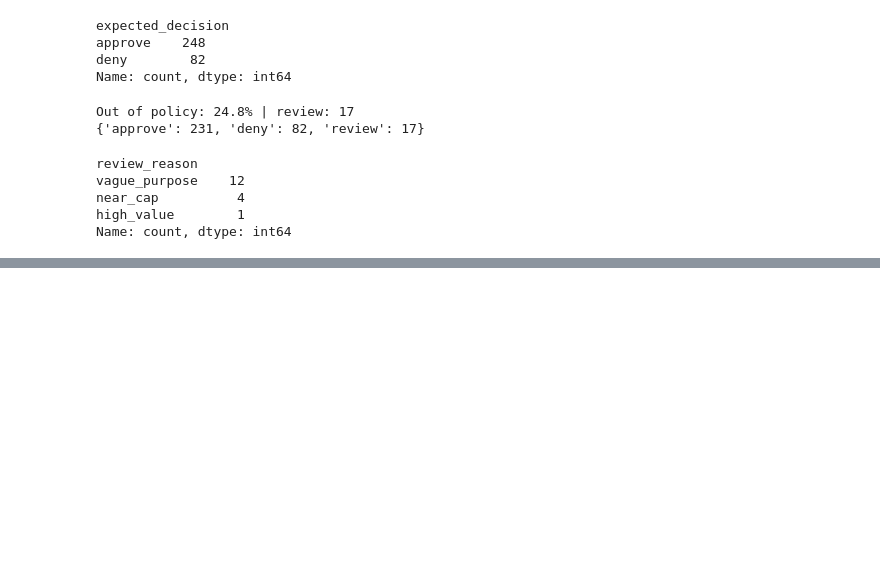
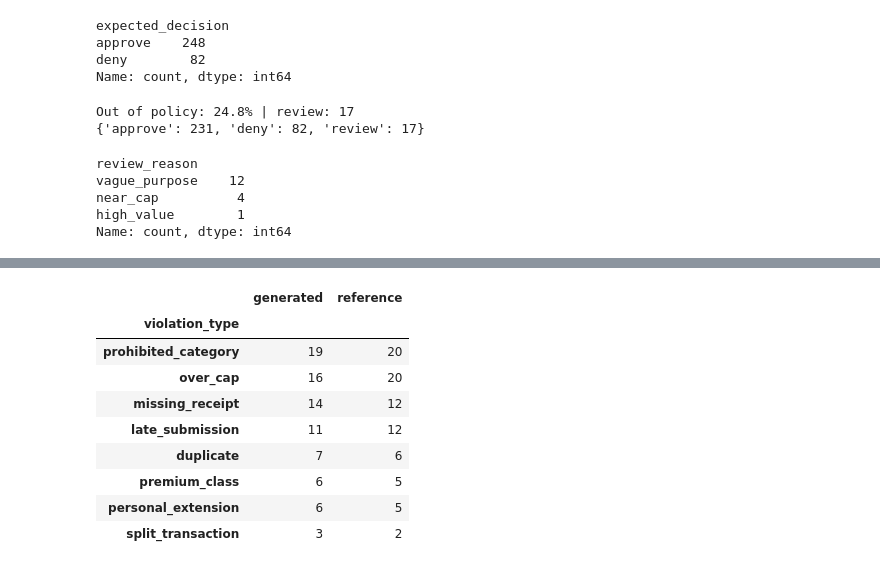
Before and after one commit to MWPerrineJr/Techstack.io, a Jupyter notebook: notebooks/01_generate_data.ipynb, the cells around one changed output, grey strips where cells are left out. Saved outputs shown, nothing was run; the diff lists cells and outputs as text; code cells hidden in the pictures; blank space fills up the shorter version.

Commit message:
completed notebook 01

```diff
--- a/notebooks/01_generate_data.ipynb
+++ b/notebooks/01_generate_data.ipynb
@@ -1376,0 +1564,87 @@ Name: count, dtype: int64
+# %%
+# 6e Validate the exported files: policy checks + compare with reference
+REF_DIR = ROOT / "data" / "raw"
+MAX_DAYS = POLICY["submission"]["max_days_after_expense"]
+RECEIPT_OVER = POLICY["submission"]["receipt_required_over"]
+
+
+def load_dataset(folder: Path) -> pd.DataFrame:
+    """Read an import CSV and its answer key, joined on claim_id."""
+    claims = pd.read_csv(folder / "expense_reports.csv")
+    labels = pd.read_csv(folder / "ground_truth_labels.csv", keep_default_na=False)
+    return claims.merge(labels, on="claim_id", validate="one_to_one")
+
+
+def hard_rule_flags(claim: dict[str, Any]) -> list[str]:
+    """Return the simple single-claim rules a claim breaks.
+
+    Covers late submission, missing receipt and over cap. Cross-claim
+    and judgement rules are notebook 03's job.
+    """
+    flags = []
+    submitted = date.fromisoformat(claim["submitted_date"])
+    spent = date.fromisoformat(claim["expense_date"])
+    if (submitted - spent).days > MAX_DAYS:
+        flags.append("late")
+    if (
+        claim["category"] != "Mileage"
+        and claim["amount"] > RECEIPT_OVER
+        and not claim["receipt_attached"]
+    ):
+        flags.append("receipt")
+    capped = clean_cap(claim)
+    if capped and capped[0] > capped[1]:
+        flags.append("over_cap")
+    return flags
+
+
+def side_by_side(column: str, gen: pd.DataFrame, ref: pd.DataFrame) -> pd.DataFrame:
+    """Count Values of one column in both datasets, aligned by value."""
+    counts = {
+        "generated": gen[column].value_counts(),
+        "reference": ref[column].value_counts(),
+    }
+    return pd.concat(counts, axis=1).fillna(0).astype(int)
+
+
+gen = load_dataset(OUT_DIR)
+ref = load_dataset(REF_DIR)
+
+# --- schema: same columns, same order, as the reference files ---
+assert list(gen.columns) == list(ref.columns), "Schema differs from ref"
+
+
+for data in (gen, ref):
+    data["flags"] = [hard_rule_flags(c) for c in data.to_dict("records")]
+    hits = data[data["in_policy"] & data["flags"].str.len().gt(0)]
+    assert hits.empty, f"Clean claims break a rule:\n{hits[['claim_id', 'flags']]}"
+
+# --- rates close to the targets ---
+out_rate = (~gen["in_policy"]).mean()
+borderline_rate = gen["is_borderline"].mean()
+assert abs(out_rate - OUT_OF_POLICY_RATE) < 0.01, f"Rate {out_rate:.1%}"
+assert abs(borderline_rate - BORDERLINE_RATE) < 0.01, "Borderline_rate"
+
+# --- duplicates still detectable from the files alone ---
+dup_key = ["employee_id", "expense_date", "merchant", "amount"]
+is_dup = gen.duplicated(dup_key, keep="first")
+assert set(gen.loc[is_dup, "claim_id"]) == set(
+    gen.loc[gen["violation_type"] == "duplicate", "claim_id"]
+), "Duplicates not detectable"
+
+bad = gen[~gen["in_policy"]]
+caught = bad["flags"].str.len().gt(0)
+print(f"Out of policy {out_rate:.1%} | borderline {borderline_rate:.1%}")
+print(f"Simple hard rules catch {caught.sum()} of {len(bad)} violations")
+print("Not caught:", bad.loc[~caught, "violation_type"].value_counts().to_dict())
+print(side_by_side("expected_decision", gen, ref), end="\n\n")
+print(
+    side_by_side(
+        "review_reason",
+        gen[gen["expected_decision"] == "review"],
+        ref[ref["expected_decision"] == "review"],
+    ),
+    end="\n\n",
+)
+side_by_side("violation_type", bad, ref[~ref["in_policy"]])
+# %% [output]
@@ -1376,0 +1665,10 @@ Name: count, dtype: int64
+|  | generated | reference |
+| violation_type |  |  |
+| prohibited_category | 19 | 20 |
+| over_cap | 16 | 20 |
+| missing_receipt | 14 | 12 |
+| late_submission | 11 | 12 |
+| duplicate | 7 | 6 |
+| premium_class | 6 | 5 |
+| personal_extension | 6 | 5 |
+| split_transaction | 3 | 2 |
```
Also changed, not shown: parts of 16 cells of this notebook, 6 other files.
